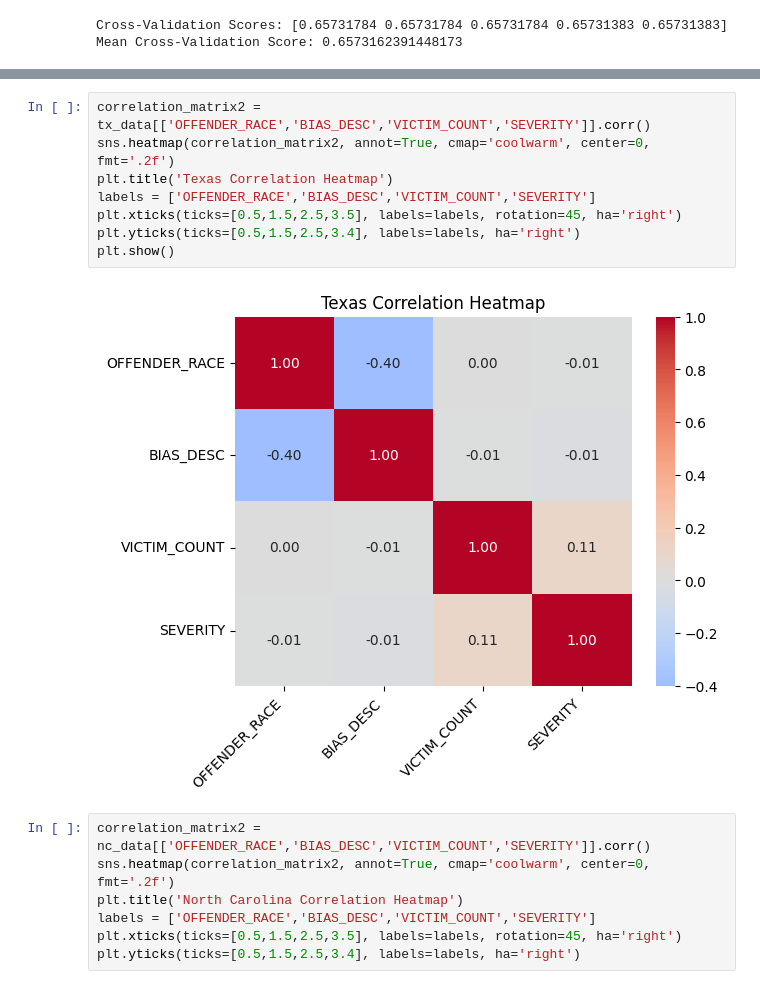
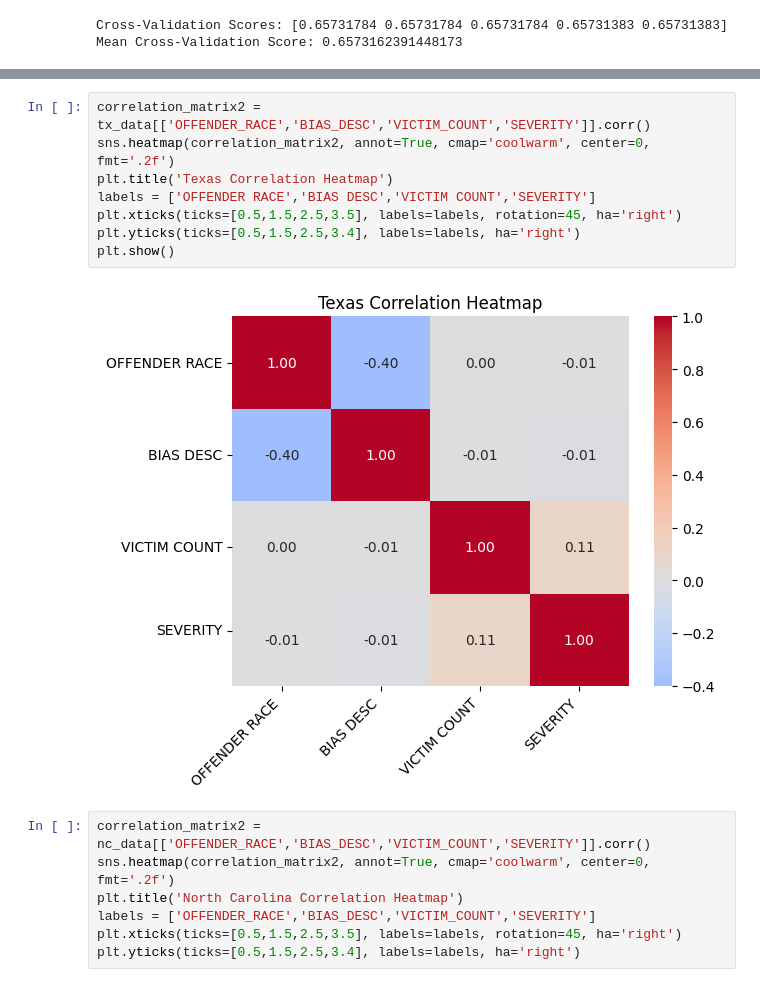
Before and after one commit to Chris-Vicks/Hate_Crime, a Jupyter notebook: notebooks/Cleaned_Work copy.ipynb, the cells around one changed output, grey strips where cells are left out. Saved outputs shown, nothing was run; the diff lists cells and outputs as text.

```diff
--- a/notebooks/Cleaned_Work copy.ipynb
+++ b/notebooks/Cleaned_Work copy.ipynb
@@ -212,13 +213,13 @@ Notes:
 # %%
 correlation_matrix2 = tx_data[['OFFENDER_RACE','BIAS_DESC','VICTIM_COUNT','SEVERITY']].corr()
 sns.heatmap(correlation_matrix2, annot=True, cmap='coolwarm', center=0, fmt='.2f')
 plt.title('Texas Correlation Heatmap')
-labels = ['OFFENDER_RACE','BIAS_DESC','VICTIM_COUNT','SEVERITY']
+labels = ['OFFENDER RACE','BIAS DESC','VICTIM COUNT','SEVERITY']
 plt.xticks(ticks=[0.5,1.5,2.5,3.5], labels=labels, rotation=45, ha='right')
 plt.yticks(ticks=[0.5,1.5,2.5,3.4], labels=labels, ha='right')
 plt.show()
 # %% [output]
-[figure, old version]
+[figure, new version]
 # %%
 correlation_matrix2 = nc_data[['OFFENDER_RACE','BIAS_DESC','VICTIM_COUNT','SEVERITY']].corr()
 sns.heatmap(correlation_matrix2, annot=True, cmap='coolwarm', center=0, fmt='.2f')
```
Also changed, not shown: parts of 10 cells of this notebook, 18 other files.
